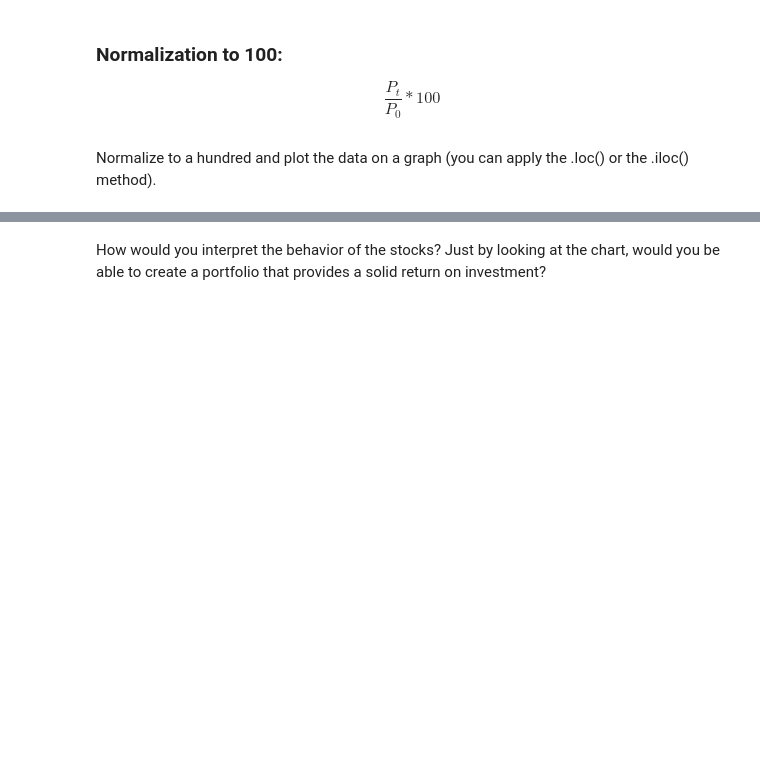
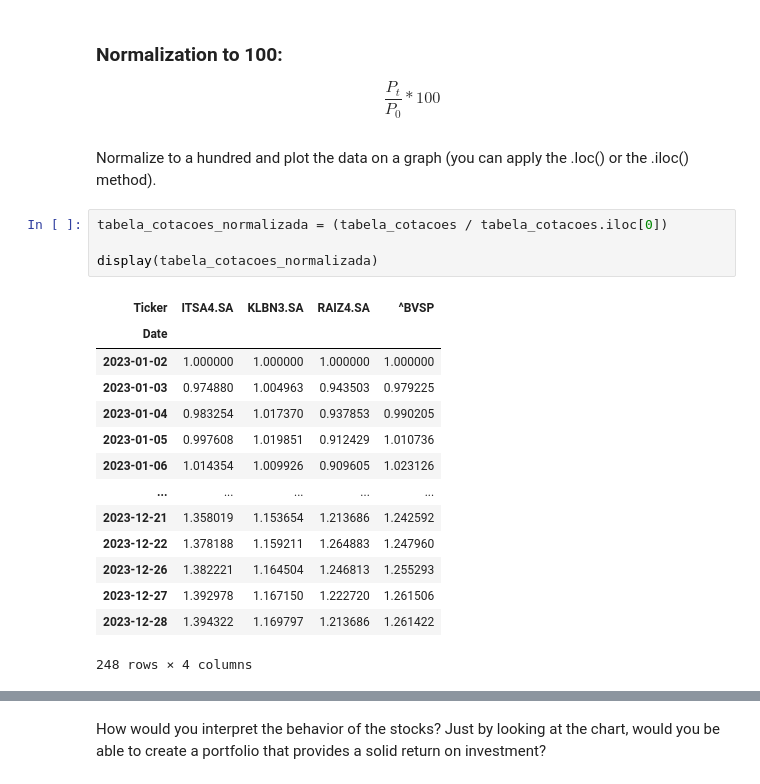
Before and after one commit to RISONALDOMENDES/python-para-financas--investimento-e-analise-de-dados, a Jupyter notebook: 67 Calculating the Return Portfo Secur/Calculating the Return of a Portfolio of Securities - Exercise_IEX.ipynb, the cells around one changed output, grey strips where cells are left out. Saved outputs shown, nothing was run; the diff lists cells and outputs as text; blank space fills up the shorter version.

```diff
--- a/67 Calculating the Return Portfo Secur/Calculating the Return of a Portfolio of Securities - Exercise_IEX.ipynb
+++ b/67 Calculating the Return Portfo Secur/Calculating the Return of a Portfolio of Securities - Exercise_IEX.ipynb
@@ -29,3 +43,22 @@ $$
 $$
 # %% [markdown]
 Normalize to a hundred and plot the data on a graph (you can apply the .loc() or the .iloc() method).
+# %%
+tabela_cotacoes_normalizada = (tabela_cotacoes / tabela_cotacoes.iloc[0])
+
+display(tabela_cotacoes_normalizada)
+# %% [output]
+| Ticker | ITSA4.SA | KLBN3.SA | RAIZ4.SA | ^BVSP |
+| Date |  |  |  |  |
+| 2023-01-02 | 1.000000 | 1.000000 | 1.000000 | 1.000000 |
+| 2023-01-03 | 0.974880 | 1.004963 | 0.943503 | 0.979225 |
+| 2023-01-04 | 0.983254 | 1.017370 | 0.937853 | 0.990205 |
+| 2023-01-05 | 0.997608 | 1.019851 | 0.912429 | 1.010736 |
+| 2023-01-06 | 1.014354 | 1.009926 | 0.909605 | 1.023126 |
+| ... | ... | ... | ... | ... |
+| 2023-12-21 | 1.358019 | 1.153654 | 1.213686 | 1.242592 |
+| 2023-12-22 | 1.378188 | 1.159211 | 1.264883 | 1.247960 |
+| 2023-12-26 | 1.382221 | 1.164504 | 1.246813 | 1.255293 |
+| 2023-12-27 | 1.392978 | 1.167150 | 1.222720 | 1.261506 |
+| 2023-12-28 | 1.394322 | 1.169797 | 1.213686 | 1.261422 |
+248 rows × 4 columns
```
Also changed, not shown: parts of 6 cells of this notebook.
